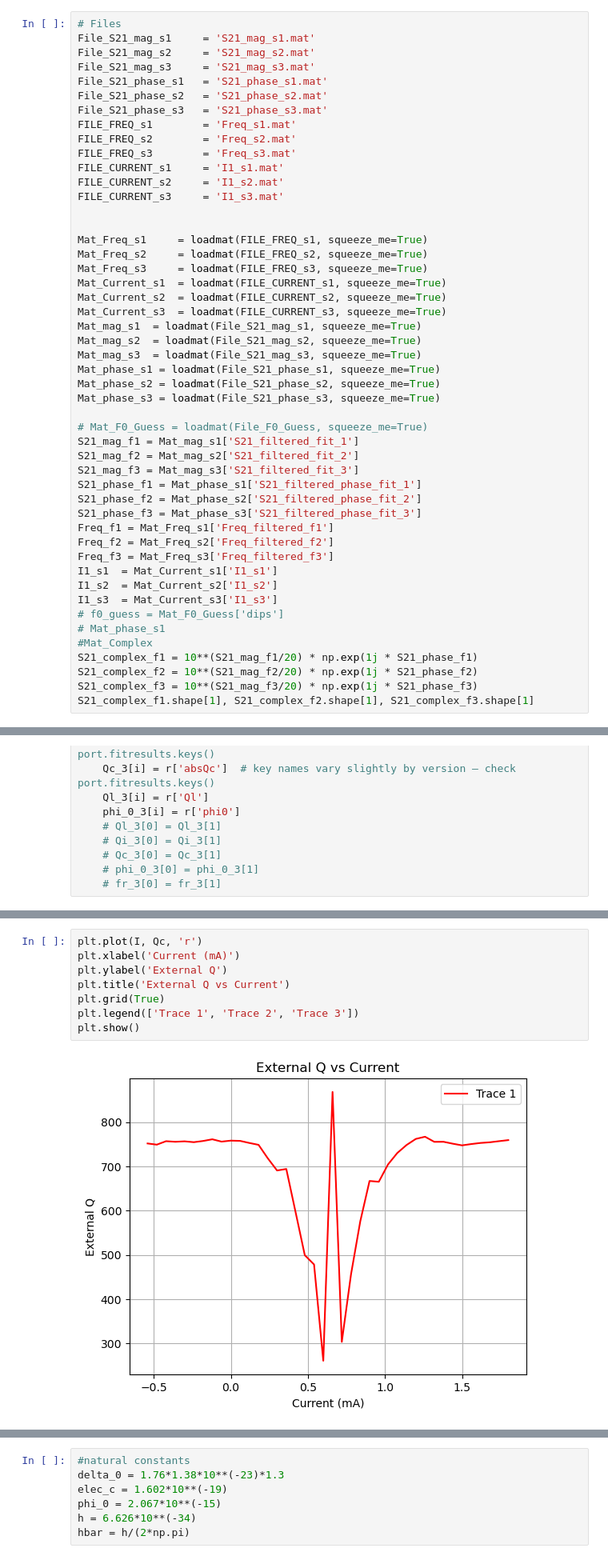
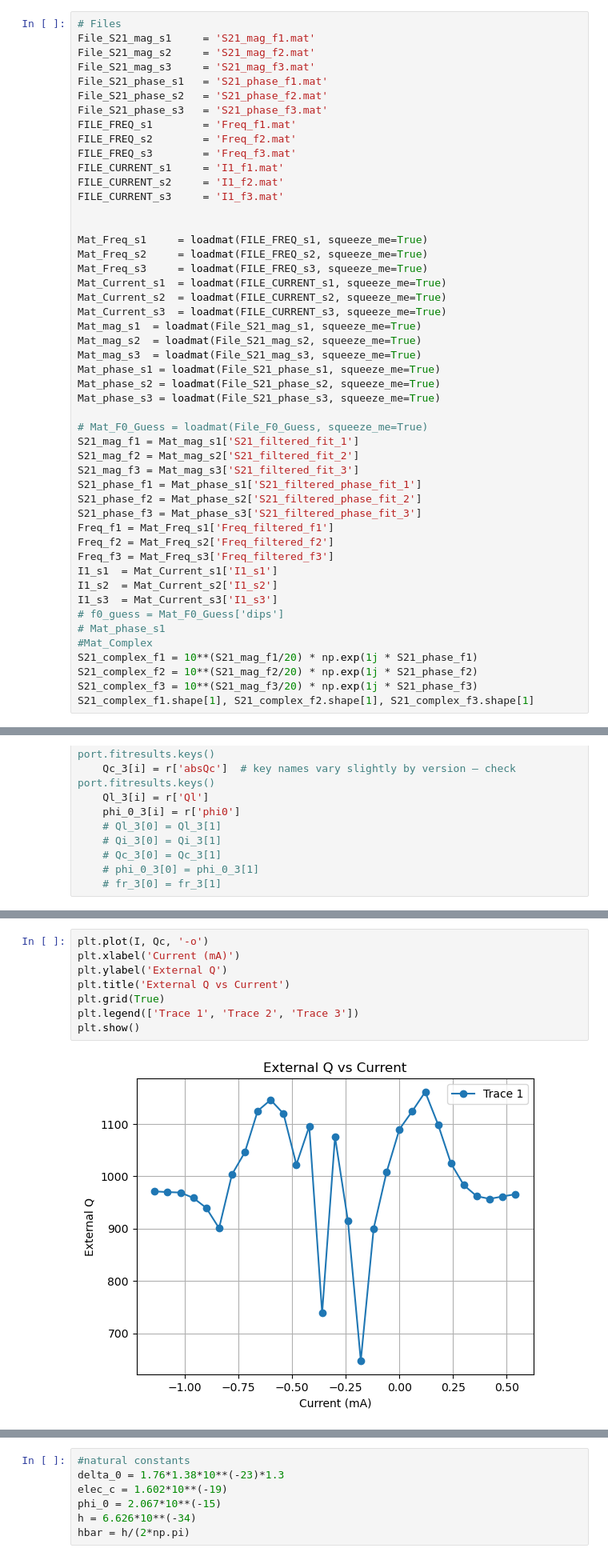
Before and after one commit to foysalx/Tunable-Coupler, a Jupyter notebook: TC-Main-012/TC-Main-012-6p5/TC-Main-012_fit-6p5GHz-v1.ipynb, the cells around one changed output, grey strips where cells are left out. Shown at 80% size. Drawn from its saved outputs; the diff is of its cells as text.

```diff
--- a/TC-Main-012/TC-Main-012-6p5/TC-Main-012_fit-6p5GHz-v1.ipynb
+++ b/TC-Main-012/TC-Main-012-6p5/TC-Main-012_fit-6p5GHz-v1.ipynb
@@ -44,17 +44,17 @@ C:\Users\chowdhf4\.vscode\Tunable-Coupler\TC-Main-012\TC-Main-012-7GHz
 # %%
 # Files
-File_S21_mag_s1     = 'S21_mag_s1.mat'
-File_S21_mag_s2     = 'S21_mag_s2.mat'
-File_S21_mag_s3     = 'S21_mag_s3.mat'
-File_S21_phase_s1   = 'S21_phase_s1.mat'
-File_S21_phase_s2   = 'S21_phase_s2.mat'
-File_S21_phase_s3   = 'S21_phase_s3.mat'
-FILE_FREQ_s1        = 'Freq_s1.mat'
-FILE_FREQ_s2        = 'Freq_s2.mat'
-FILE_FREQ_s3        = 'Freq_s3.mat'
-FILE_CURRENT_s1     = 'I1_s1.mat'
-FILE_CURRENT_s2     = 'I1_s2.mat'
-FILE_CURRENT_s3     = 'I1_s3.mat'
+File_S21_mag_s1     = 'S21_mag_f1.mat'
+File_S21_mag_s2     = 'S21_mag_f2.mat'
+File_S21_mag_s3     = 'S21_mag_f3.mat'
+File_S21_phase_s1   = 'S21_phase_f1.mat'
+File_S21_phase_s2   = 'S21_phase_f2.mat'
+File_S21_phase_s3   = 'S21_phase_f3.mat'
+FILE_FREQ_s1        = 'Freq_f1.mat'
+FILE_FREQ_s2        = 'Freq_f2.mat'
+FILE_FREQ_s3        = 'Freq_f3.mat'
+FILE_CURRENT_s1     = 'I1_f1.mat'
+FILE_CURRENT_s2     = 'I1_f2.mat'
+FILE_CURRENT_s3     = 'I1_f3.mat'
 
 
 Mat_Freq_s1     = loadmat(FILE_FREQ_s1, squeeze_me=True)
@@ -356,13 +341,13 @@ plt.show()
 # %% [output]
 [figure]
 # %%
-plt.plot(I, Qc, 'r')
+plt.plot(I, Qc, '-o')
 plt.xlabel('Current (mA)')
 plt.ylabel('External Q')
 plt.title('External Q vs Current')
 plt.grid(True)
 plt.legend(['Trace 1', 'Trace 2', 'Trace 3'])
 plt.show()
 # %% [output]
-[figure, old version]
+[figure, new version]
 # %%
```
Also changed, not shown: parts of 15 cells of this notebook, 5 other files.
